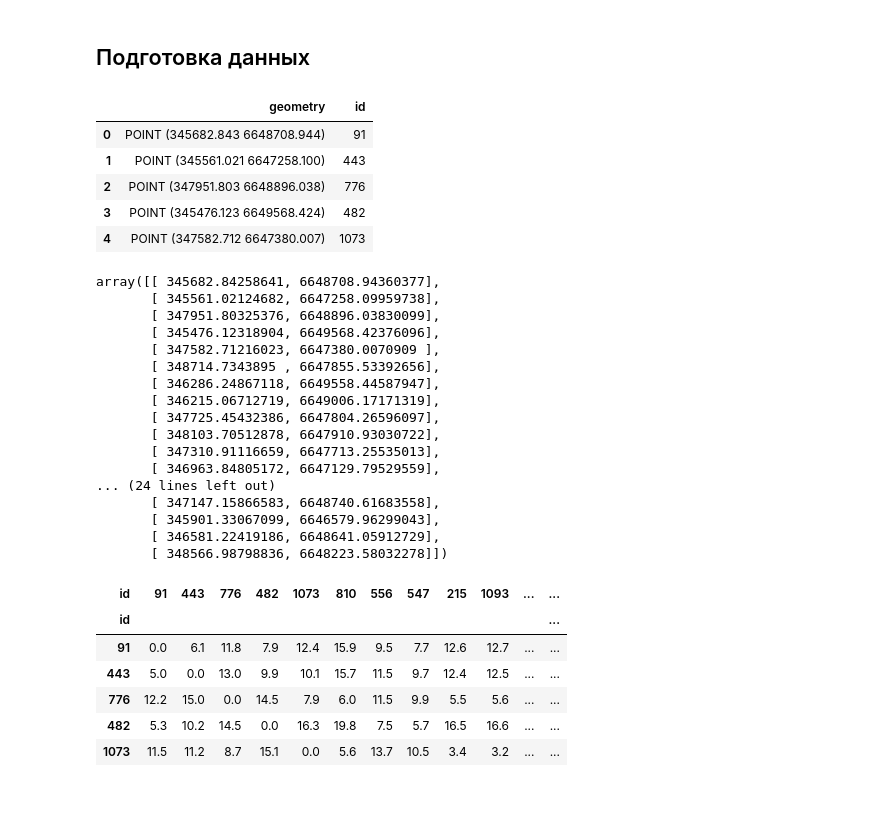
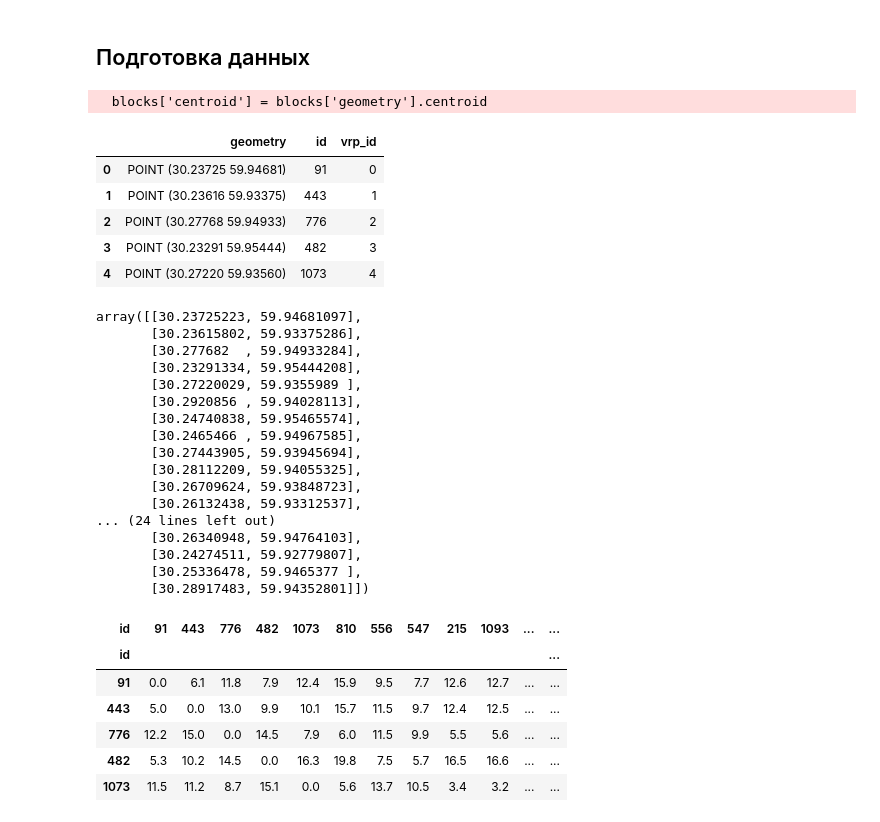
Before and after one commit to danil-zhembrovskii/DRL, a Jupyter notebook: 1_or.ipynb, the cells around one changed output. Cells and saved outputs as stored; diff of their text form; code cells hidden in the pictures.

```diff
--- a/1_or.ipynb
+++ b/1_or.ipynb
@@ -5,7 +5,7 @@ import os
 import geopandas as gpd
 import pandas as pd
 import numpy as np
-local_crs = 32636
+local_crs = 4326
 example_data_path = "./VRP/exp_data/"
 # %%
 dodo = gpd.read_file(os.path.join(example_data_path, "Данные о доходах додо пиццы.geojson")).to_crs(local_crs)
@@ -16,6 +18,8 @@ demand = pd.read_csv(os.path.join(example_data_path, "second_scenario.csv"))
 blocks['centroid'] = blocks['geometry'].centroid
 blocks.geometry = blocks['centroid']
 blocks.drop(columns=['centroid', 'landuse'], inplace=True)
+# %% [output]
+  blocks['centroid'] = blocks['geometry'].centroid
 # %%
 # Получение 40 случайных строк из исходного GeoDataFrame
 blocks_40 = blocks.sample(n=40, random_state=1)  # Используйте другой random_state для другой выборки
@@ -24,14 +28,15 @@ blocks_40 = blocks.sample(n=40, random_state=1)  # Используйте дру
 blocks_40 = gpd.GeoDataFrame(blocks_40, geometry='geometry', crs=blocks_40.crs)
 # %%
 blocks_40.reset_index(drop=True, inplace=True)
+blocks_40['vrp_id'] = blocks_40.index
 blocks_40.head()
 # %% [output]
-|  | geometry | id |
-| 0 | POINT (345682.843 6648708.944) | 91 |
-| 1 | POINT (345561.021 6647258.100) | 443 |
-| 2 | POINT (347951.803 6648896.038) | 776 |
-| 3 | POINT (345476.123 6649568.424) | 482 |
-| 4 | POINT (347582.712 6647380.007) | 1073 |
+|  | geometry | id | vrp_id |
+| 0 | POINT (30.23725 59.94681) | 91 | 0 |
+| 1 | POINT (30.23616 59.93375) | 443 | 1 |
+| 2 | POINT (30.27768 59.94933) | 776 | 2 |
+| 3 | POINT (30.23291 59.95444) | 482 | 3 |
+| 4 | POINT (30.27220 59.93560) | 1073 | 4 |
 # %%
 # Функция для извлечения координат из геометрии
 def extract_coordinates(row):
@@ -45,23 +50,23 @@ coordinates_array = np.array(blocks_40['coordinates'].tolist())
 
 coordinates_array
 # %% [output]
-array([[ 345682.84258641, 6648708.94360377],
-       [ 345561.02124682, 6647258.09959738],
-       [ 347951.80325376, 6648896.03830099],
-       [ 345476.12318904, 6649568.42376096],
-       [ 347582.71216023, 6647380.0070909 ],
-       [ 348714.7343895 , 6647855.53392656],
-       [ 346286.24867118, 6649558.44587947],
-       [ 346215.06712719, 6649006.17171319],
-       [ 347725.45432386, 6647804.26596097],
-       [ 348103.70512878, 6647910.93030722],
-       [ 347310.91116659, 6647713.25535013],
-       [ 346963.84805172, 6647129.79529559],
+array([[30.23725223, 59.94681097],
+       [30.23615802, 59.93375286],
+       [30.277682  , 59.94933284],
+       [30.23291334, 59.95444208],
+       [30.27220029, 59.9355989 ],
+       [30.2920856 , 59.94028113],
+       [30.24740838, 59.95465574],
+       [30.2465466 , 59.94967585],
+       [30.27443905, 59.93945694],
+       [30.28112209, 59.94055325],
+       [30.26709624, 59.93848723],
+       [30.26132438, 59.93312537],
 ... (24 lines left out)
-       [ 347147.15866583, 6648740.61683558],
-       [ 345901.33067099, 6646579.96299043],
-       [ 346581.22419186, 6648641.05912729],
-       [ 348566.98798836, 6648223.58032278]])
+       [30.26340948, 59.94764103],
+       [30.24274511, 59.92779807],
+       [30.25336478, 59.9465377 ],
+       [30.28917483, 59.94352801]])
 # %%
 # Получение списка id кварталов из GeoDataFrame
 quarters_ids = blocks_40['id'].tolist()
```
Also changed, not shown: parts of 13 cells of this notebook.
